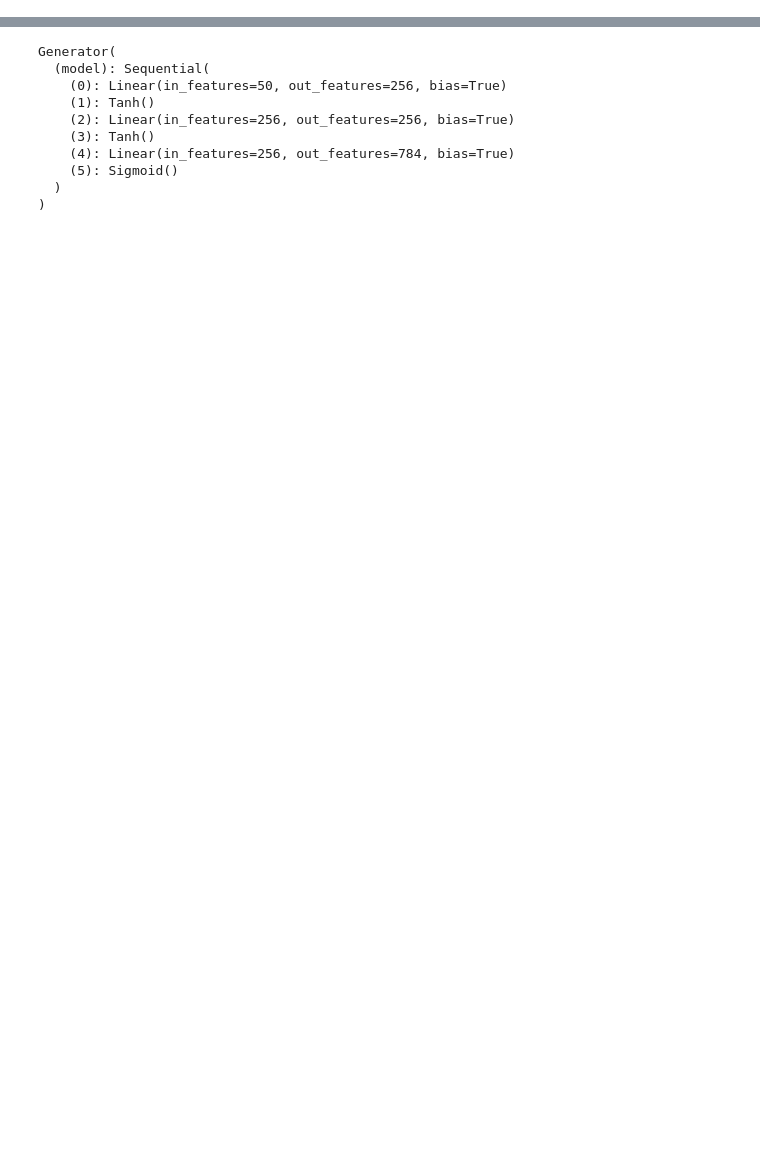
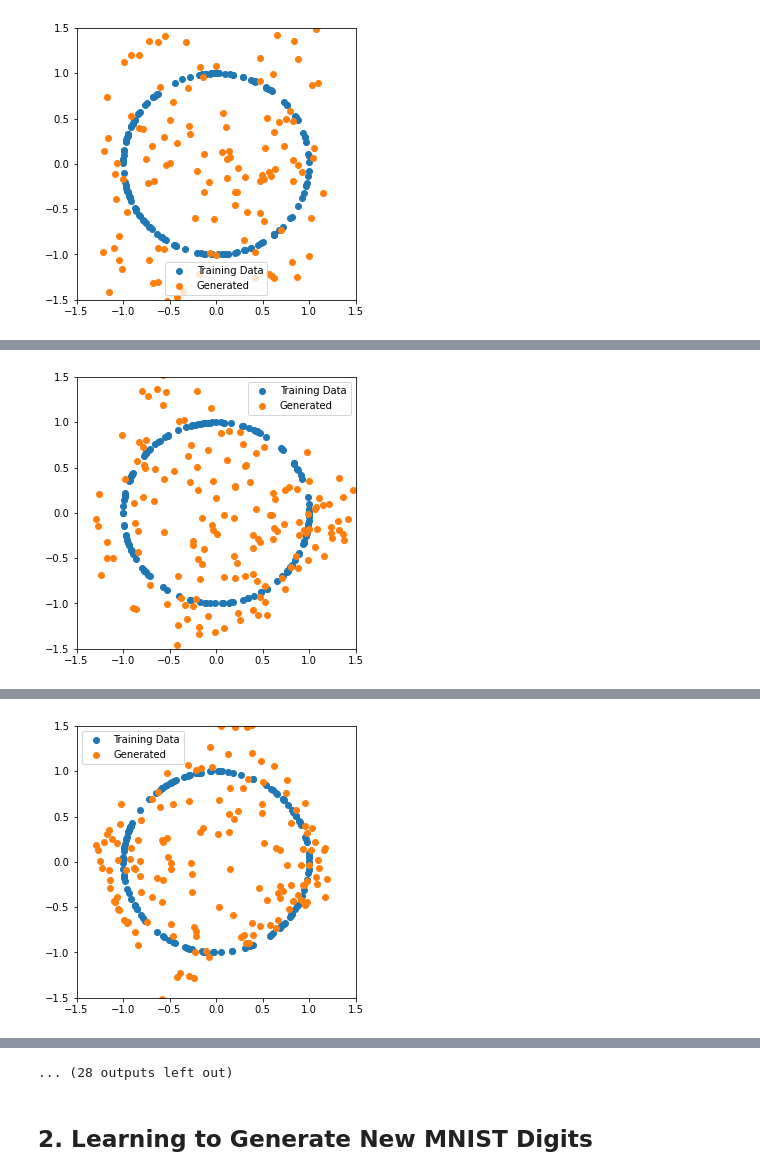
Before and after one commit to tuelwer/pytorch-tutorial, a Jupyter notebook: pytorch-tutorial-04-gan.ipynb, the cells around one changed output, grey strips where cells are left out. Cells and saved outputs as stored; diff of their text form; code cells hidden in the pictures; blank space fills up the shorter version.

```diff
--- a/pytorch-tutorial-04-gan.ipynb
+++ b/pytorch-tutorial-04-gan.ipynb
@@ -27,0 +51,12 @@ Paper: https://arxiv.org/abs/1406.2661
+# %%
+class Discriminator2d(nn.Module):
+    def __init__(self):
+        super(Discriminator2d, self).__init__()
+        self.layers = nn.Sequential(
+            nn.Linear(2, 20),
+            nn.Tanh(),
+            nn.Linear(20, 1),
+            nn.Sigmoid())
+
+    def forward(self, z):
+        return self.layers(z)
@@ -27,0 +71,33 @@ Paper: https://arxiv.org/abs/1406.2661
+# %%
+epochs = 100000
+history = []
+
+for i in range(epochs):
+    z = torch.randn(batch_size, 2)
+    x = get_training_data(batch_size)
+    # Train step D
+    opt_D.zero_grad()
+
+    loss_D = -torch.log(D(x)).mean()-torch.log(1-D(G(z))).mean()
+    history.append(float(loss_D))
+    loss_D.backward()
+    opt_D.step()
+
+    # Train step G
+    opt_G.zero_grad()
+    loss_G = -torch.log(D(G(z))).mean() # minor modification of the loss
+    loss_G.backward()
+    opt_G.step()
+
+    if (i+1)%5000==0:
+        print("epoch: {:2} loss: {:3.4}".format(i+1, history[-1]))
+        z = torch.randn(batch_size,2)
+        samples = G(z).detach().numpy()
+        plt.figure(figsize=(5,5))
+        plt.scatter(x[:,0], x[:,1], label='Training Data')
+        plt.scatter(samples[:,0], samples[:,1], label='Generated')
+        plt.xlim((-1.5,1.5))
+        plt.ylim((-1.5,1.5))
+        plt.legend()
+        plt.show()
+# %% [output]
@@ -27,0 +105 @@ Paper: https://arxiv.org/abs/1406.2661
+[figure, added]
@@ -27,0 +107 @@ Paper: https://arxiv.org/abs/1406.2661
+[figure, added]
@@ -27,0 +109 @@ Paper: https://arxiv.org/abs/1406.2661
+[figure, added]
@@ -28,3 +116,6 @@ Paper: https://arxiv.org/abs/1406.2661
+... (28 outputs left out)
+# %% [markdown]
+## 2. Learning to Generate New MNIST Digits
 # %%
 batch_size = 32
 tr = transforms.Compose([transforms.ToTensor()])
@@ -37,7 +128,7 @@ training_loader = torch.utils.data.DataLoader(training_set, batch_size=batch_siz
 class Generator(nn.Module):
     def __init__(self):
         super(Generator, self).__init__()
-        self.model = nn.Sequential(
+        self.layers = nn.Sequential(
             nn.Linear(50, 256),
             nn.Tanh(),
             nn.Linear(256, 256),
@@ -46,23 +137,9 @@ class Generator(nn.Module):
             nn.Sigmoid())
 
     def forward(self, z):
-        z = self.model(z)
+        z = self.layers(z)
         z = z.view(-1,1,28,28)
         return z
-
-G = Generator()
-print(G)
-# %% [output]
-Generator(
-  (model): Sequential(
-    (0): Linear(in_features=50, out_features=256, bias=True)
-    (1): Tanh()
-    (2): Linear(in_features=256, out_features=256, bias=True)
-    (3): Tanh()
-    (4): Linear(in_features=256, out_features=784, bias=True)
-    (5): Sigmoid()
-  )
-)
 # %%
 class Discriminator(nn.Module):
     def __init__(self):
```
Also changed, not shown: parts of 14 cells of this notebook.
